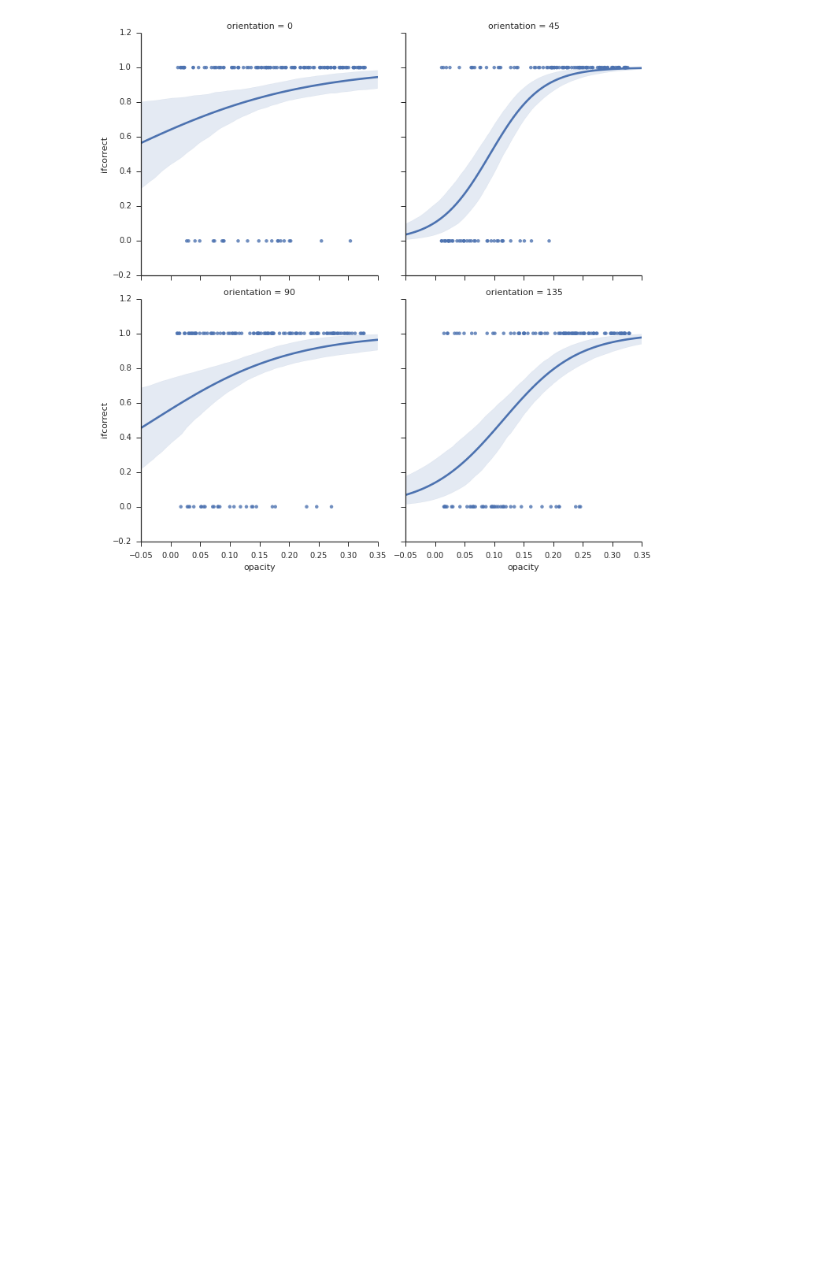
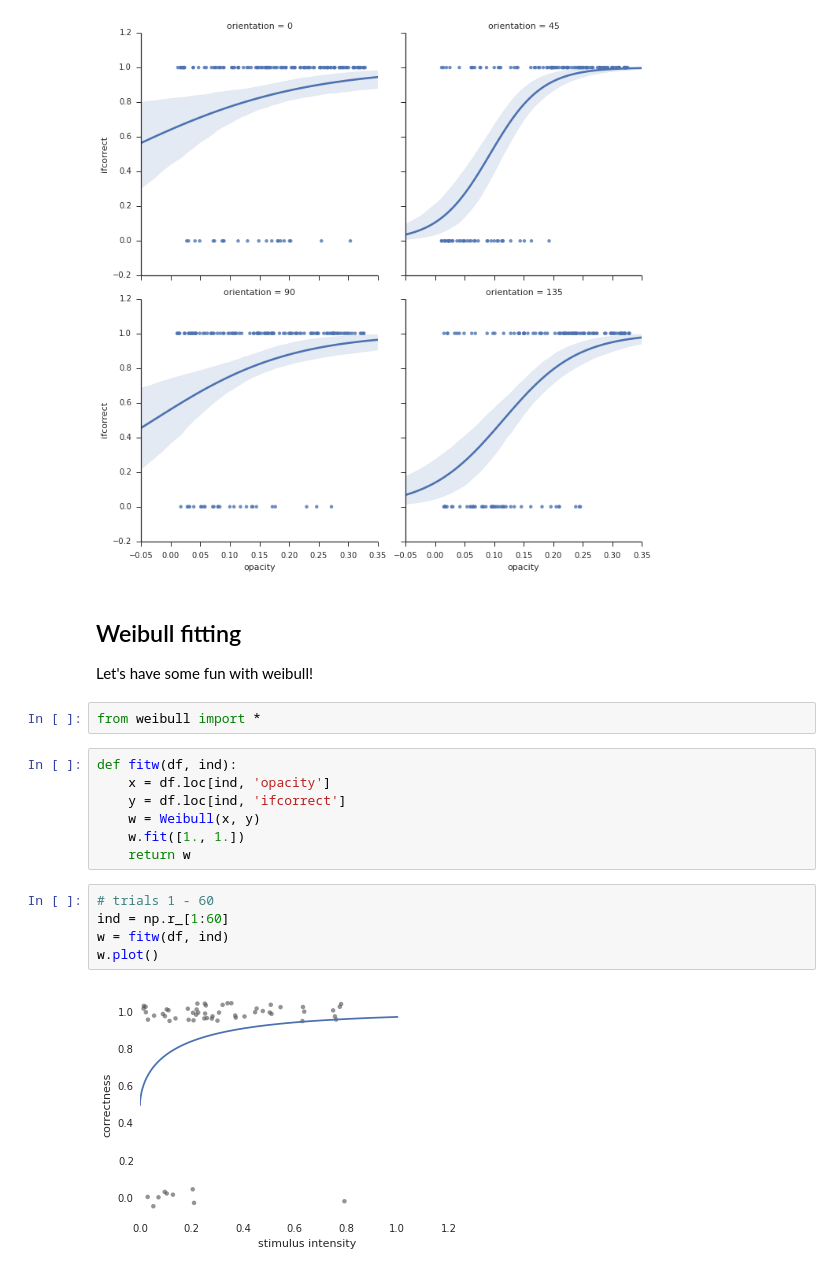
Before and after one commit to mmagnuski/GabCon-2015, a Jupyter notebook: behavior/behchecks.ipynb, the cells around one changed output. Drawn from its saved outputs; the diff is of its cells as text; blank space fills up the shorter version.

```diff
--- a/behavior/behchecks.ipynb
+++ b/behavior/behchecks.ipynb
@@ -118,3 +117,22 @@ sns.lmplot('opacity', 'ifcorrect', data=df_sel, logistic=True, col='orientation'
 # %% [output]
 <seaborn.axisgrid.FacetGrid at 0x...>
 [figure]
+# %% [markdown]
+## Weibull fitting
+Let's have some fun with weibull!
+# %%
+from weibull import *
+# %%
+def fitw(df, ind):
+    x = df.loc[ind, 'opacity']
+    y = df.loc[ind, 'ifcorrect']
+    w = Weibull(x, y)
+    w.fit([1., 1.])
+    return w
+# %%
+# trials 1 - 60
+ind = np.r_[1:60]
+w = fitw(df, ind)
+w.plot()
+# %% [output]
+[figure, added]
```
Also changed, not shown: parts of 3 cells of this notebook.
